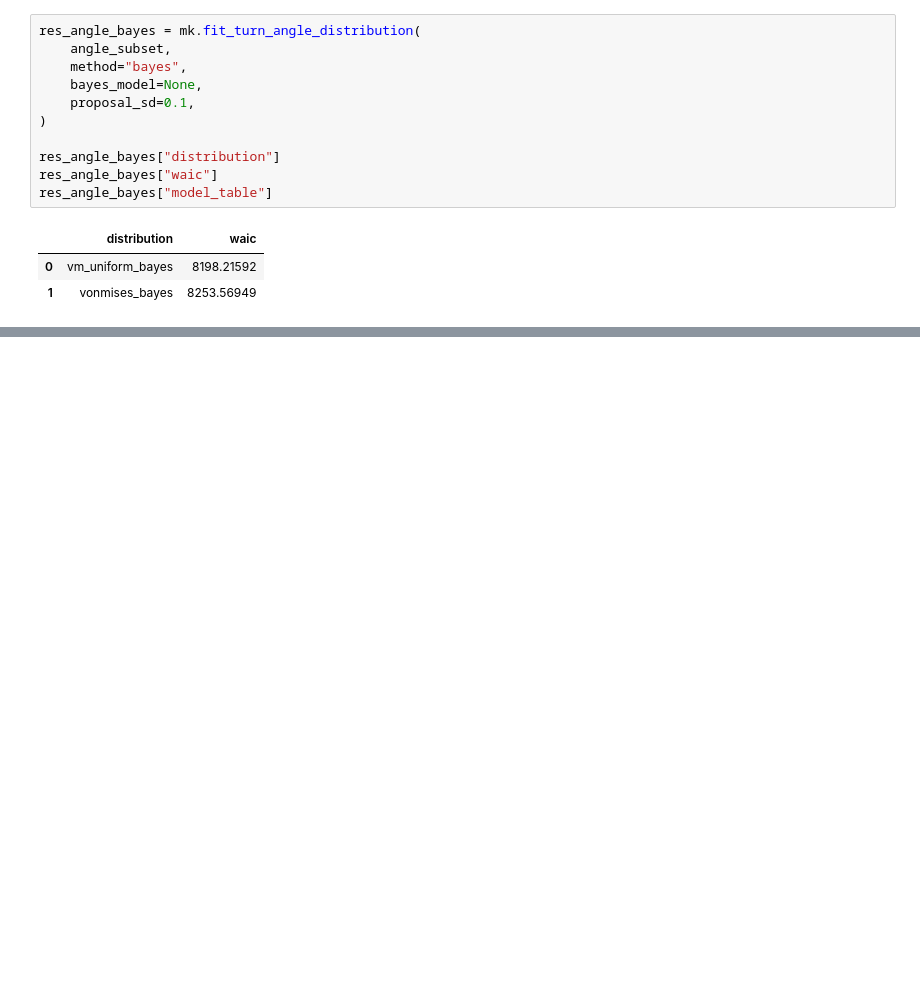
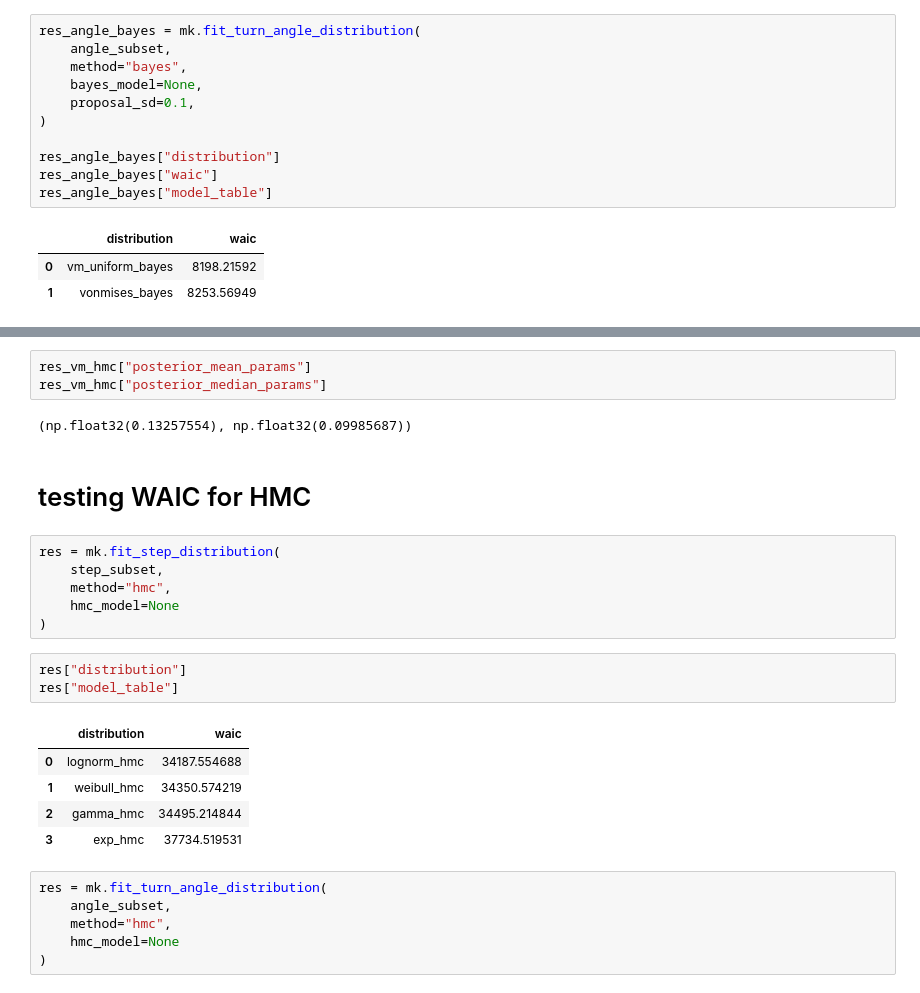
Before and after one commit to PantheraPaulus/hrHSA-public, a Jupyter notebook: Module_import&test.ipynb, the cells around one changed output, grey strips where cells are left out. Saved outputs shown, nothing was run; the diff lists cells and outputs as text; blank space fills up the shorter version.

```diff
--- a/Module_import&test.ipynb
+++ b/Module_import&test.ipynb
@@ -611,0 +736,28 @@ res_angle_bayes["model_table"]
+# %%
+res_vm_hmc["posterior_mean_params"]
+res_vm_hmc["posterior_median_params"]
+# %% [output]
+(np.float32(0.13257554), np.float32(0.09985687))
+# %% [markdown]
+# testing WAIC for HMC
+# %%
+res = mk.fit_step_distribution(
+    step_subset,
+    method="hmc",
+    hmc_model=None
+)
+# %%
+res["distribution"]
+res["model_table"]
+# %% [output]
+|  | distribution | waic |
+| 0 | lognorm_hmc | 34187.554688 |
+| 1 | weibull_hmc | 34350.574219 |
+| 2 | gamma_hmc | 34495.214844 |
+| 3 | exp_hmc | 37734.519531 |
+# %%
+res = mk.fit_turn_angle_distribution(
+    angle_subset,
+    method="hmc",
+    hmc_model=None
+)
```
Also changed, not shown: parts of 13 cells of this notebook, 3 other files.
